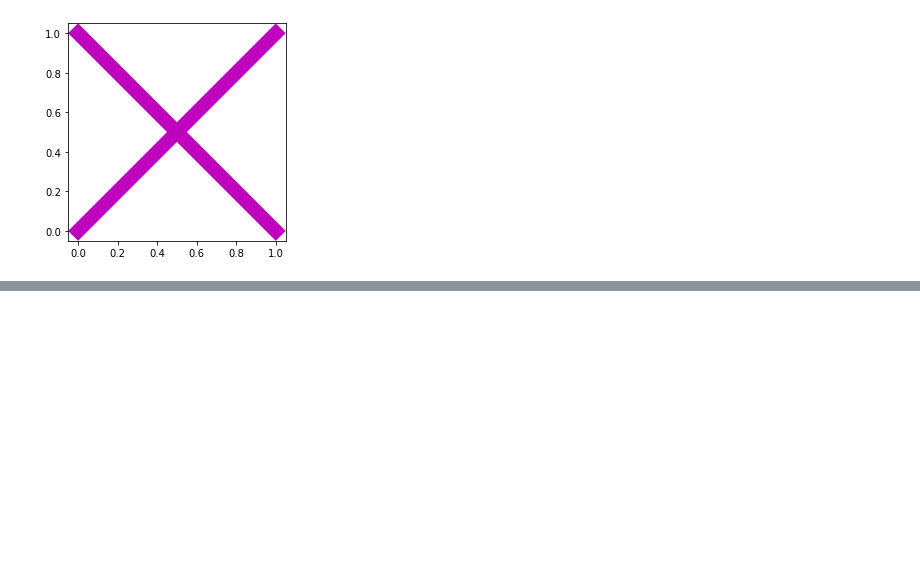
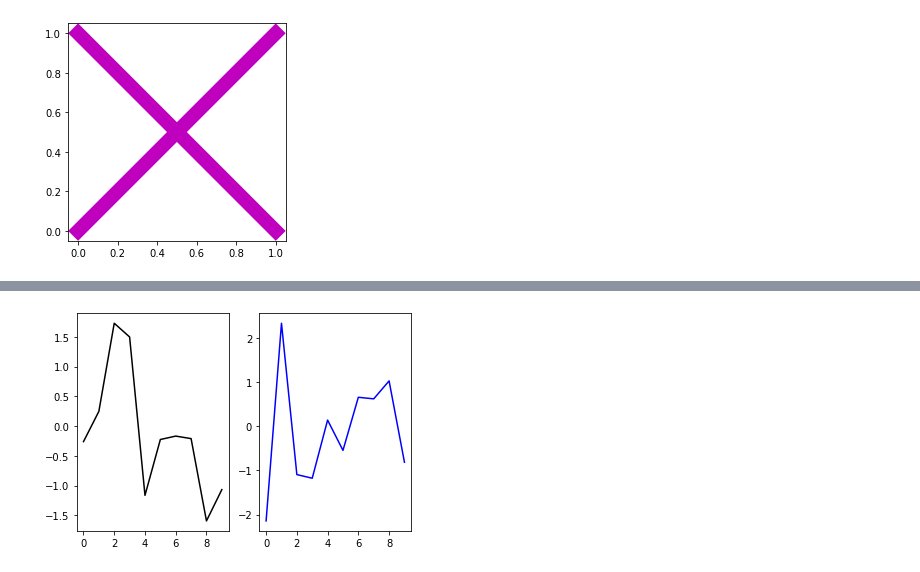
Before and after one commit to kavinda-ravishan/A_deep_understanding_of_deep_learning, a Jupyter notebook: 04 Python intro_ Text and plots/app.ipynb, the cells around one changed output, grey strips where cells are left out. Drawn from its saved outputs; the diff is of its cells as text; code cells hidden in the pictures; blank space fills up the shorter version.

Commit message:
Subplot geometry

```diff
--- a/04 Python intro_ Text and plots/app.ipynb
+++ b/04 Python intro_ Text and plots/app.ipynb
@@ -147,0 +155,10 @@ plt.show()
+# %%
+plt.subplot(1, 2, 1)
+plt.plot(np.random.randn(10), 'k')
+
+plt.subplot(1, 2, 2)
+plt.plot(np.random.randn(10), 'b')
+
+plt.show()
+# %% [output]
+[figure, added]
```
Also changed, not shown: parts of 13 cells of this notebook.
